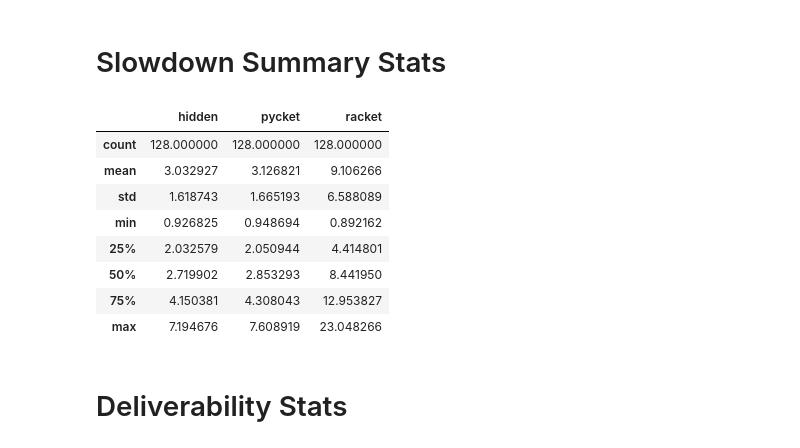
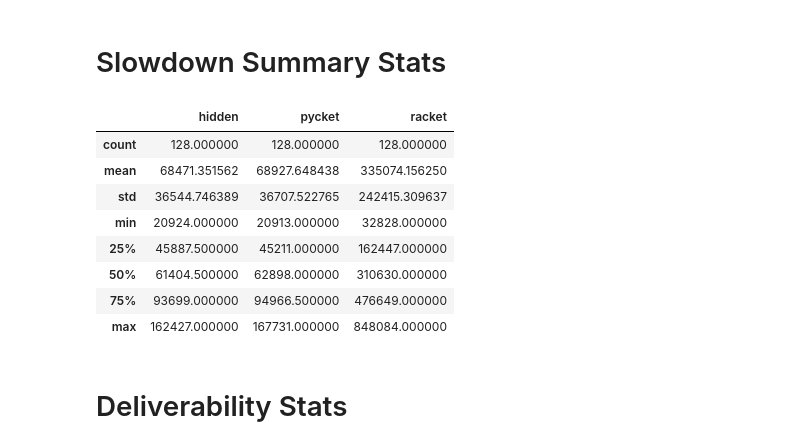
Before and after one commit to sabauma/gradual-typing-timings, a Jupyter notebook: Performance.ipynb, the cells around one changed output. Cells and saved outputs as stored; diff of their text form; code cells hidden in the pictures.

```diff
--- a/Performance.ipynb
+++ b/Performance.ipynb
@@ -13,6 +13,7 @@ mpl.rcParams['savefig.dpi'] = 150
 OPTIONS = {'FSM': 'results_fsm.txt',
            'FSM New': 'results_fsm_12-11-15.txt',
            'KCFA': 'results_kcfa.txt',
+           'KCFA New': 'result_kcfa_21-11-15.txt',
            'Snake': 'results_snake.txt',
            'Snake New': 'results_snake_03-11-15.txt',
            'Tetris': 'results_tetris.txt',
@@ -152,17 +153,17 @@ slowdown_cdf((rs, 'b', 'racket'),
 # %% [markdown]
 # Slowdown Summary Stats
 # %%
-DataFrame({'racket':racket_slowdown, 'pycket':pycket_slowdown, 'hidden':hidden_slowdown}).describe()
+DataFrame({'racket':racket, 'pycket':pycket, 'hidden':hidden}).describe()
 # %% [output]
 |  | hidden | pycket | racket |
 | count | 128.000000 | 128.000000 | 128.000000 |
-| mean | 3.032927 | 3.126821 | 9.106266 |
-| std | 1.618743 | 1.665193 | 6.588089 |
-| min | 0.926825 | 0.948694 | 0.892162 |
-| 25% | 2.032579 | 2.050944 | 4.414801 |
-| 50% | 2.719902 | 2.853293 | 8.441950 |
-| 75% | 4.150381 | 4.308043 | 12.953827 |
-| max | 7.194676 | 7.608919 | 23.048266 |
+| mean | 68471.351562 | 68927.648438 | 335074.156250 |
+| std | 36544.746389 | 36707.522765 | 242415.309637 |
+| min | 20924.000000 | 20913.000000 | 32828.000000 |
+| 25% | 45887.500000 | 45211.000000 | 162447.000000 |
+| 50% | 61404.500000 | 62898.000000 | 310630.000000 |
+| 75% | 93699.000000 | 94966.500000 | 476649.000000 |
+| max | 162427.000000 | 167731.000000 | 848084.000000 |
 # %% [markdown]
 # Deliverability Stats
 # %% [markdown]
```
Also changed, not shown: 1 other file.
